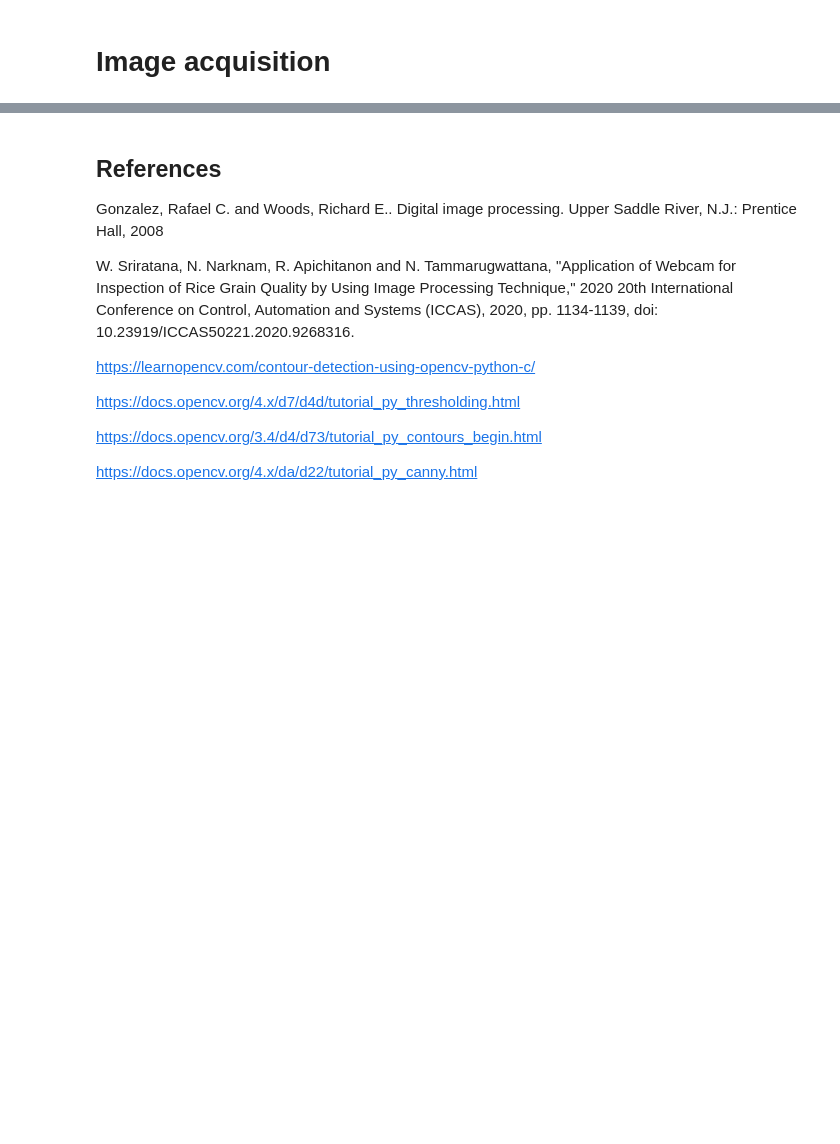
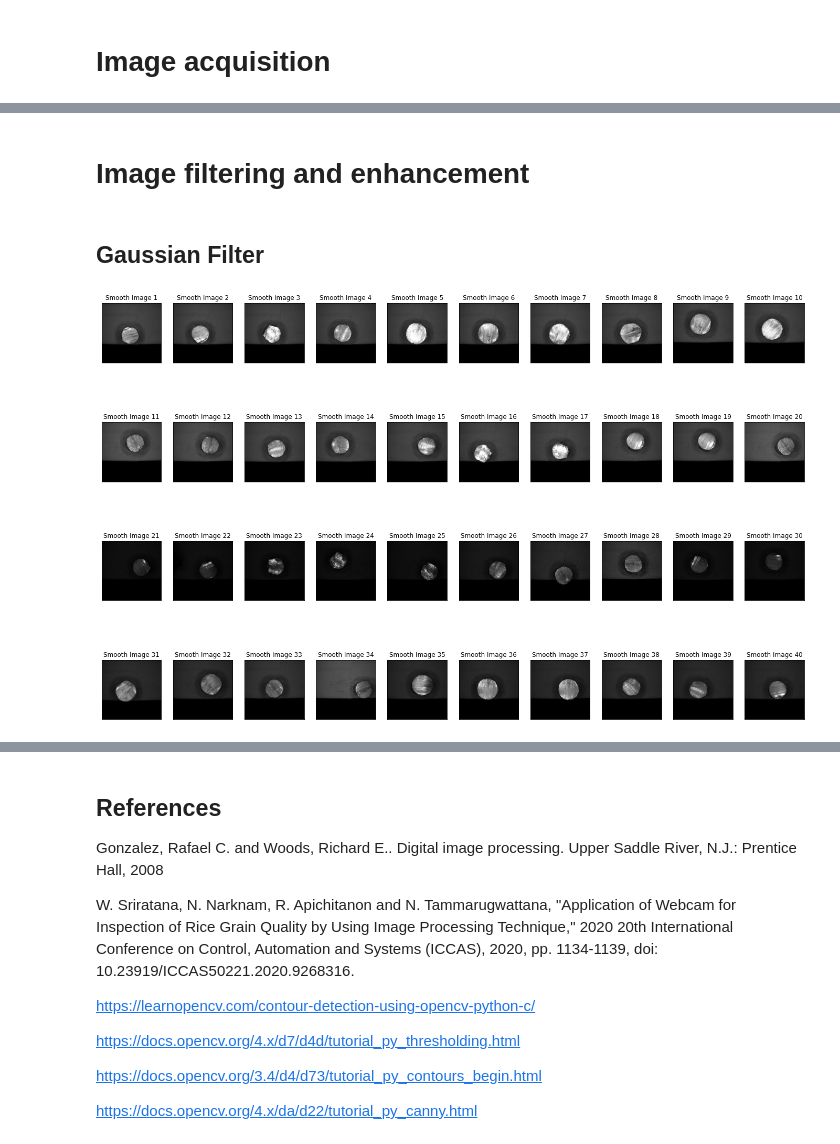
Before and after one commit to rad-mit/CS5102-Digital-Image-Processing-Project, a Jupyter notebook: DIP_Project_3.ipynb, the cells around one changed output, grey strips where cells are left out. Cells and saved outputs as stored; diff of their text form; code cells hidden in the pictures; blank space fills up the shorter version.

```diff
--- a/DIP_Project_3.ipynb
+++ b/DIP_Project_3.ipynb
@@ -36,0 +87,15 @@ Similar
+# %% [markdown]
+# Image filtering and enhancement
+# %% [markdown]
+## Gaussian Filter
+# %%
+kernel = np.ones((5,5),np.float32)/25
+smooth_images=[]
+for i in range(len(gray_images)):
+    smooth_images.append(cv2.filter2D(gray_images[i],-1,kernel))
+
+    plt.subplot(4,10,i+1),plt.imshow(smooth_images[i],'gray')
+    plt.title("Smooth Image "+str(i+1))
+    plt.xticks([]),plt.yticks([])
+# %% [output]
+[figure, added]
```
Also changed, not shown: parts of 8 cells of this notebook.
